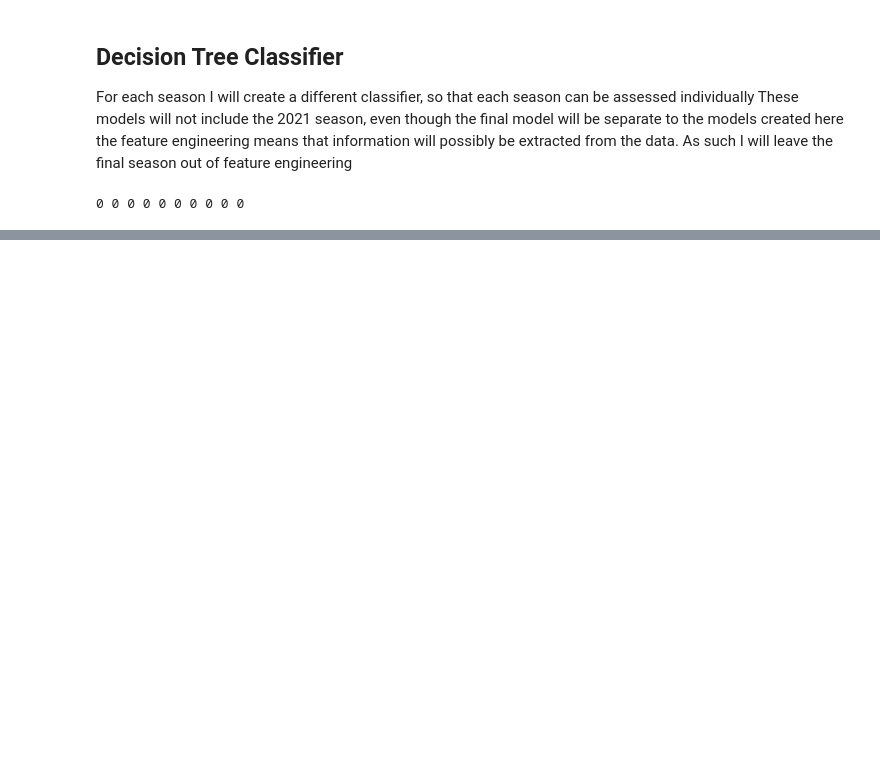
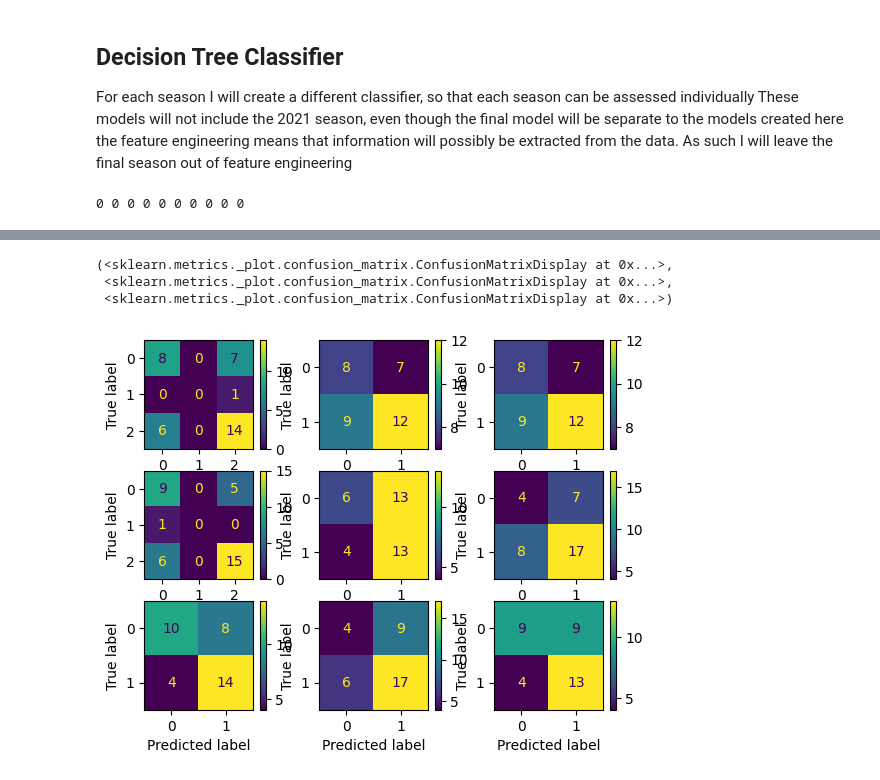
Before and after one commit to TomGallagher98/Thomas_Gallagher_Thesis, a Jupyter notebook: Data/AFL_Stats/FeatureEngineering.ipynb, the cells around one changed output, grey strips where cells are left out. Cells and saved outputs as stored; diff of their text form; code cells hidden in the pictures; blank space fills up the shorter version.

```diff
--- a/Data/AFL_Stats/FeatureEngineering.ipynb
+++ b/Data/AFL_Stats/FeatureEngineering.ipynb
@@ -360,0 +368,36 @@ print_score(model_1, x_train_2012, x_valid_2012)
+# %%
+model_1_2012 = RandomForestClassifier(n_estimators=100, n_jobs=-1)
+model_1_2012.fit(x_train_2012, y_train_2012)
+m_2012 = print_score(model_1_2012, x_train_2012, y_train_2012, x_valid_2012, y_valid_2012)
+
+model_1_2013 = RandomForestClassifier(n_estimators=100, n_jobs=-1)
+model_1_2013.fit(x_train_2013, y_train_2013)
+m_2013 = print_score(model_1_2013, x_train_2013, y_train_2013, x_valid_2013, y_valid_2013)
+
+model_1_2014 = RandomForestClassifier(n_estimators=100, n_jobs=-1)
+model_1_2014.fit(x_train_2014, y_train_2014)
+m_2014 = print_score(model_1_2014, x_train_2014, y_train_2014, x_valid_2014, y_valid_2014)
+
+model_1_2015 = RandomForestClassifier(n_estimators=100, n_jobs=-1)
+model_1_2015.fit(x_train_2015, y_train_2015)
+m_2015 = print_score(model_1_2015, x_train_2015, y_train_2015, x_valid_2015, y_valid_2015)
+
+model_1_2016 = RandomForestClassifier(n_estimators=100, n_jobs=-1)
+model_1_2016.fit(x_train_2016, y_train_2016)
+m_2016 = print_score(model_1_2016, x_train_2016, y_train_2016, x_valid_2016, y_valid_2016)
+
+model_1_2017 = RandomForestClassifier(n_estimators=100, n_jobs=-1)
+model_1_2017.fit(x_train_2017, y_train_2017)
+m_2017 = print_score(model_1_2017, x_train_2017, y_train_2017, x_valid_2017, y_valid_2017)
+
+model_1_2018 = RandomForestClassifier(n_estimators=100, n_jobs=-1)
+model_1_2018.fit(x_train_2018, y_train_2018)
+m_2018 = print_score(model_1_2018, x_train_2018, y_train_2018, x_valid_2018, y_valid_2018)
+
+model_1_2019 = RandomForestClassifier(n_estimators=100, n_jobs=-1)
+model_1_2019.fit(x_train_2019, y_train_2019)
+m_2019 = print_score(model_1_2019, x_train_2019, y_train_2019, x_valid_2019, y_valid_2019)
+
+model_1_2020 = RandomForestClassifier(n_estimators=100, n_jobs=-1)
+model_1_2020.fit(x_train_2020, y_train_2020)
+m_2020 = print_score(model_1_2020, x_train_2020, y_train_2020, x_valid_2020, y_valid_2020)
@@ -361,3 +414,14 @@ print_score(model_1, x_train_2012, x_valid_2012)
+# %%
+fig, ax = plt.subplots(3,3)
+
+m_2012.plot(ax=ax[0][0]), m_2013.plot(ax=ax[0][1]), m_2014.plot(ax=ax[0][2])
+m_2015.plot(ax=ax[1][0]), m_2016.plot(ax=ax[1][1]), m_2017.plot(ax=ax[1][2])
+m_2018.plot(ax=ax[2][0]), m_2019.plot(ax=ax[2][1]), m_2020.plot(ax=ax[2][2])
+# %% [output]
+(<sklearn.metrics._plot.confusion_matrix.ConfusionMatrixDisplay at 0x...>,
+ <sklearn.metrics._plot.confusion_matrix.ConfusionMatrixDisplay at 0x...>,
+ <sklearn.metrics._plot.confusion_matrix.ConfusionMatrixDisplay at 0x...>)
+[figure, added]
 # %%
 from sklearn.model_selection import RandomizedSearchCV
 grid={
```
Also changed, not shown: parts of 32 cells of this notebook, 14 other files.
